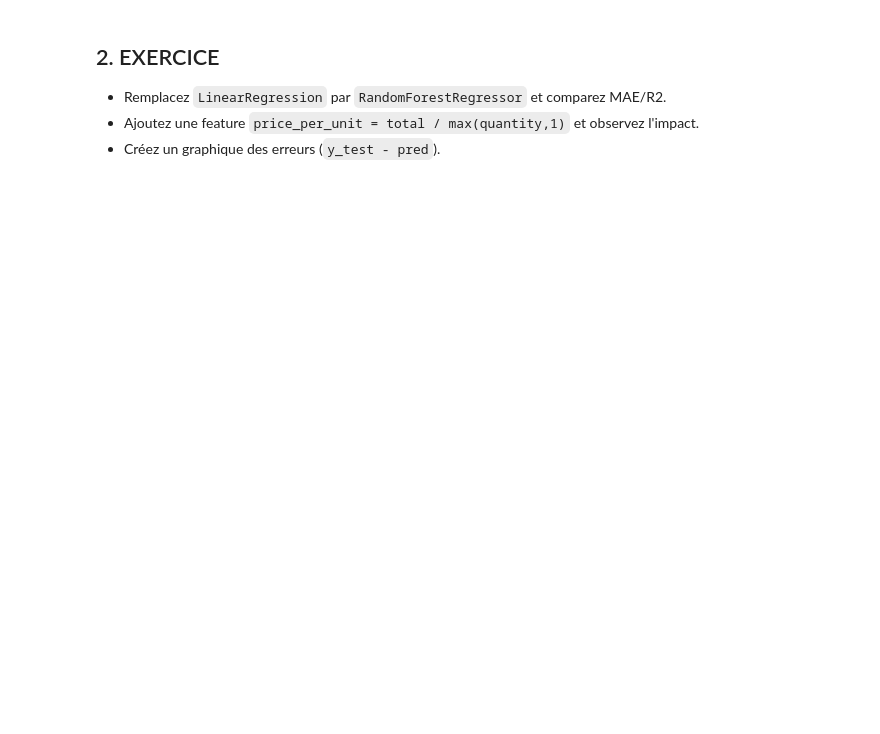
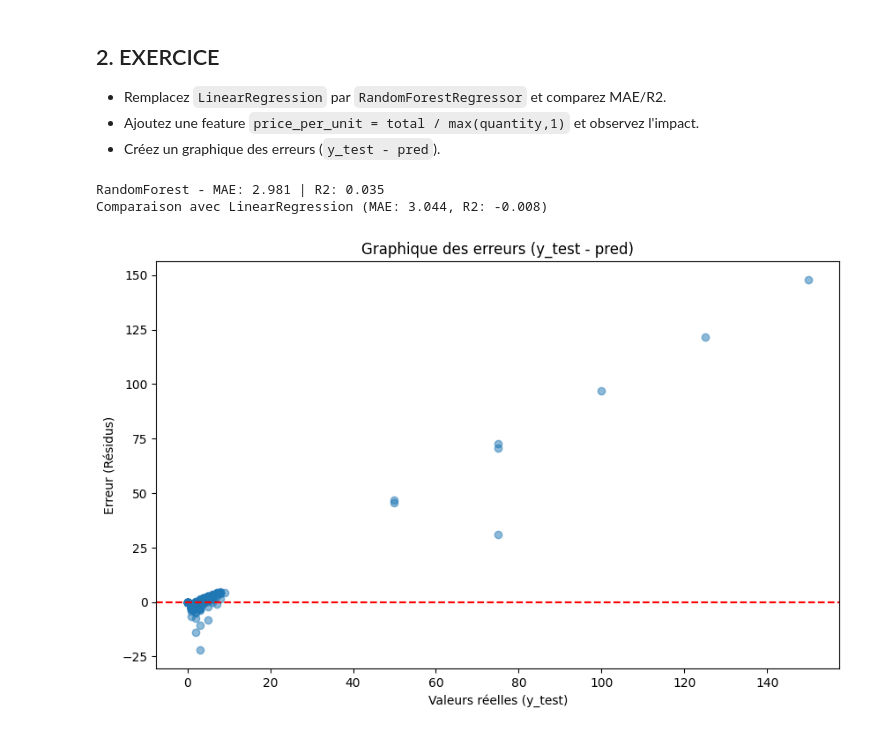
Before and after one commit to NassimZahri/Data_Mining, a Jupyter notebook: 07_mini_projet_end_to_end.ipynb, the cells around one changed output. Drawn from its saved outputs; the diff is of its cells as text; code cells hidden in the pictures; blank space fills up the shorter version.

```diff
--- a/07_mini_projet_end_to_end.ipynb
+++ b/07_mini_projet_end_to_end.ipynb
@@ -17,9 +17,12 @@ from sklearn.pipeline import Pipeline
 from sklearn.linear_model import LinearRegression
 from sklearn.metrics import mean_absolute_error, r2_score
 
-DATA_DIR = Path('data')
-ventes = pd.read_csv(DATA_DIR / 'ventes.csv', parse_dates=['date'])
-produits = pd.read_csv(DATA_DIR / 'produits.csv')
+# Load directly from GitHub raw URLs
+base_url = 'https://raw.githubusercontent.com/NassimZahri/Data_Mining/main/data/'
+
+# DATA_DIR = Path('data')
+ventes = pd.read_csv(base_url + 'ventes.csv', parse_dates=['date'])
+produits = pd.read_csv(base_url + 'produits.csv')
 df = ventes.merge(produits[['product_id','category']], on='product_id', how='left')
 
 # Features
@@ -78,3 +98,52 @@ plt.show()
 - Remplacez `LinearRegression` par `RandomForestRegressor` et comparez MAE/R2.
 - Ajoutez une feature `price_per_unit = total / max(quantity,1)` et observez l'impact.
 - Créez un graphique des erreurs (`y_test - pred`).
+# %%
+from sklearn.ensemble import RandomForestRegressor
+
+# 1. Ajout de la feature price_per_unit
+# On utilise np.maximum pour éviter la division par zéro
+df['price_per_unit'] = df['total'] / np.maximum(df['quantity'], 1)
+
+# 2. Mise à jour des features
+X = df[['price', 'promo', 'month', 'dow', 'category', 'price_per_unit']]
+y = df['quantity']
+
+num_cols = ['price', 'promo', 'month', 'dow', 'price_per_unit']
+cat_cols = ['category']
+
+# 3. Nouveau pipeline avec RandomForestRegressor
+preprocess_rf = ColumnTransformer([
+    ('num', StandardScaler(), num_cols),
+    ('cat', OneHotEncoder(handle_unknown='ignore'), cat_cols)
+])
+
+model_rf = Pipeline([
+    ('prep', preprocess_rf),
+    ('rf', RandomForestRegressor(n_estimators=100, random_state=0))
+])
+
+# 4. Entraînement et évaluation
+X_train, X_test, y_train, y_test = train_test_split(X, y, test_size=0.2, random_state=0)
+model_rf.fit(X_train, y_train)
+pred_rf = model_rf.predict(X_test)
+
+mae_rf = mean_absolute_error(y_test, pred_rf)
+r2_rf = r2_score(y_test, pred_rf)
+
+print(f"RandomForest - MAE: {mae_rf:.3f} | R2: {r2_rf:.3f}")
+print(f"Comparaison avec LinearRegression (MAE: {mae:.3f}, R2: {r2:.3f})")
+
+# 5. Graphique des erreurs
+errors = y_test - pred_rf
+plt.figure(figsize=(10, 6))
+plt.scatter(y_test, errors, alpha=0.5)
+plt.axhline(y=0, color='r', linestyle='--')
+plt.title('Graphique des erreurs (y_test - pred)')
+plt.xlabel('Valeurs réelles (y_test)')
+plt.ylabel('Erreur (Résidus)')
+plt.show()
+# %% [output]
+RandomForest - MAE: 2.981 | R2: 0.035
+Comparaison avec LinearRegression (MAE: 3.044, R2: -0.008)
+[figure, added]
```
Also changed, not shown: parts of 3 cells of this notebook, 1 other file.
